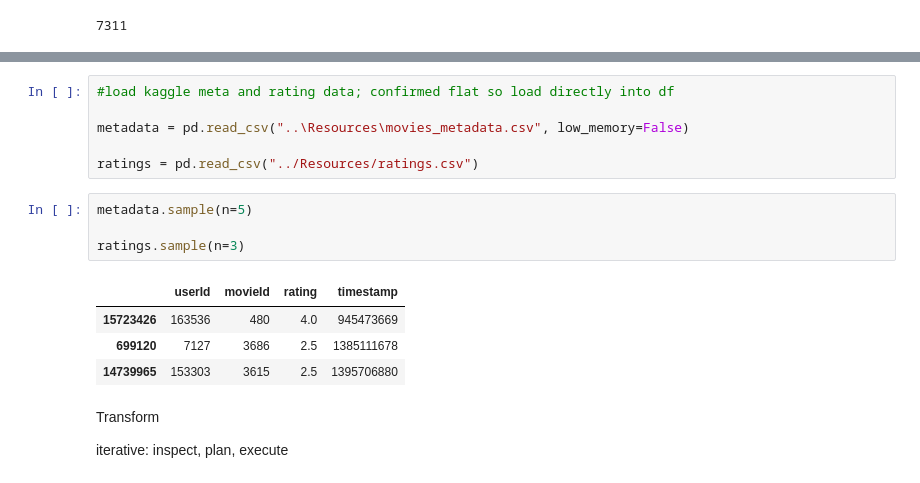
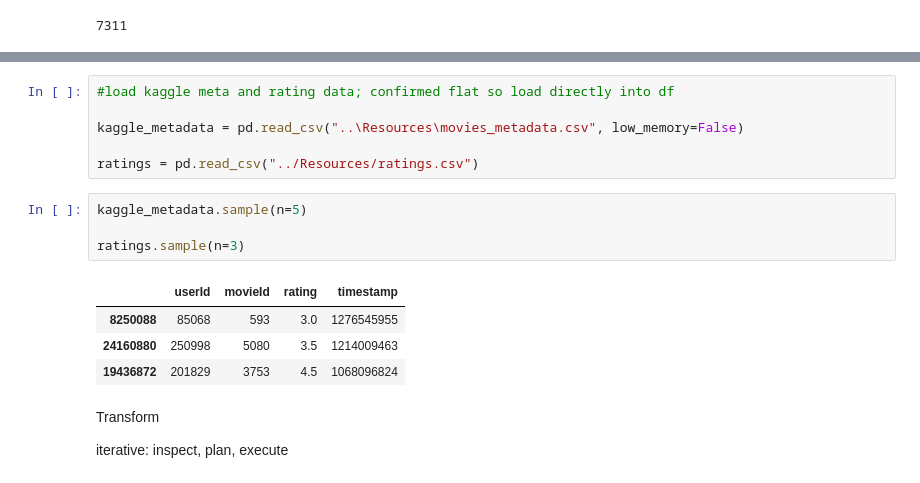
Before and after one commit to sarahrosegallagher/Movies-ETL, a Jupyter notebook: start.ipynb, the cells around one changed output, grey strips where cells are left out. Drawn from its saved outputs; the diff is of its cells as text.

Commit message:
metadata and ratings

```diff
--- a/start.ipynb
+++ b/start.ipynb
@@ -52,18 +54,18 @@ wiki_movies_raw[3000:3005]
 # %%
 #load kaggle meta and rating data; confirmed flat so load directly into df
 
-metadata = pd.read_csv("..\Resources\movies_metadata.csv", low_memory=False)
+kaggle_metadata = pd.read_csv("..\Resources\movies_metadata.csv", low_memory=False)
 
 ratings = pd.read_csv("../Resources/ratings.csv")
 # %%
-metadata.sample(n=5)
+kaggle_metadata.sample(n=5)
 
 ratings.sample(n=3)
 # %% [output]
 |  | userId | movieId | rating | timestamp |
-| 15723426 | 163536 | 480 | 4.0 | 945473669 |
-| 699120 | 7127 | 3686 | 2.5 | 1385111678 |
-| 14739965 | 153303 | 3615 | 2.5 | 1395706880 |
+| 8250088 | 85068 | 593 | 3.0 | 1276545955 |
+| 24160880 | 250998 | 5080 | 3.5 | 1214009463 |
+| 19436872 | 201829 | 3753 | 4.5 | 1068096824 |
 # %% [markdown]
 Transform
 
```
Also changed, not shown: parts of 67 cells of this notebook.
